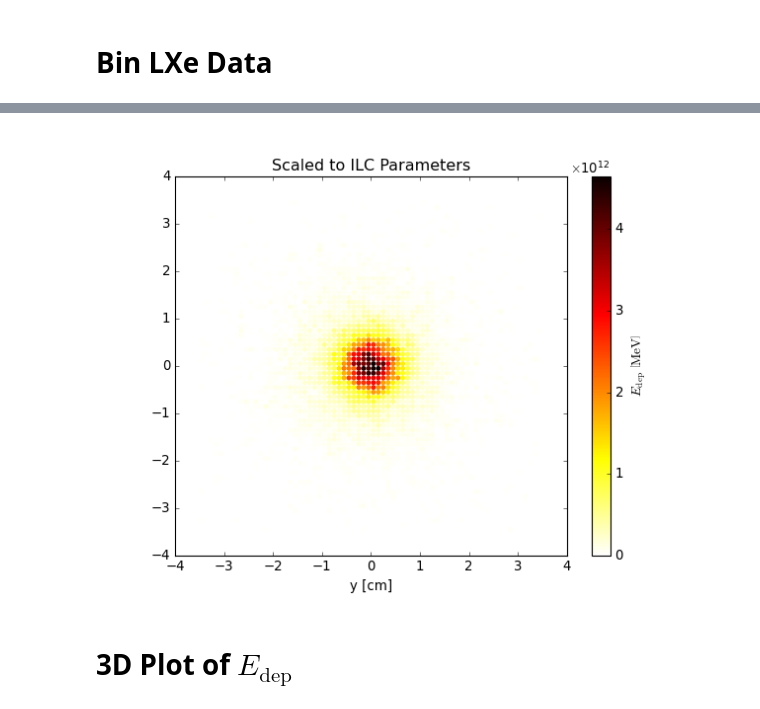
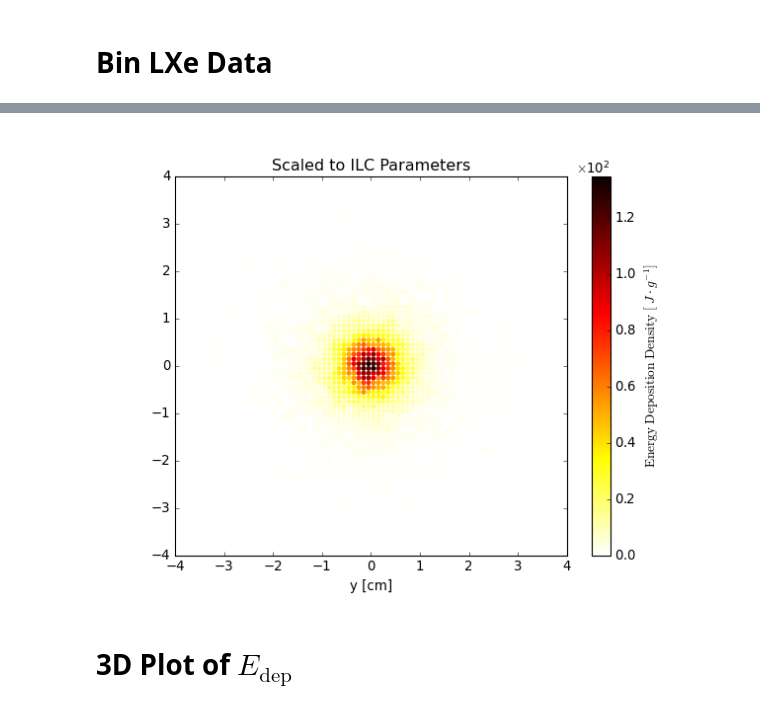
Before and after one commit to MaxVarverakis/G4Bl-LXeSims, a Jupyter notebook: analysis/zslice.ipynb, the cells around one changed output, grey strips where cells are left out. Saved outputs shown, nothing was run; the diff lists cells and outputs as text; code cells hidden in the pictures.

```diff
--- a/analysis/zslice.ipynb
+++ b/analysis/zslice.ipynb
@@ -18,7 +16,7 @@ plt.style.use('classic')
 # %% [markdown]
 # Load data
 # %%
-WinMat = "Be"
+WinMat = "Al"
 
 path = f"/Users/max/SLAC Fall 2024/LXeSims/{WinMat}_sigmaR_3mm_thickness_0.5mm"
 # path = '/Users/max/SLAC Fall 2024/LXeSims/Geant4_test'
@@ -476,11 +474,12 @@ xy_edges = np.arange(-info["LXeDim"][0]/2, info["LXeDim"][0]/2+step, step)
 xy_bin_centers = (xy_edges[:-1] + xy_edges[1:]) / 2
 z_centers = np.arange(z_eps/20, info["LXeDim"][2]+z_eps/20, z_eps/10)
 
+bin_vol = z_eps/10 * step**2 # cm^3
+bin_mass = bin_vol * info["rho"]["LXe"] # g
+convert_to_edd = 1e6 * e_charge / bin_mass # conversion factor for MeV to J/g
+
 X,Y,Z = np.meshgrid(xy_bin_centers, xy_bin_centers, z_centers)
-# X,Y = np.meshgrid(xy_bin_centers, xy_bin_centers)
 
-# with open("LXe_binned.txt", "w") as f:
-    # f.write("x\ty\tz\tedep")
 for i in range(zbin):
     z_loc = z_eps*(i+1/2) # z-coordinate of (center of) slice mm
     if i != zbin-1:
@@ -499,7 +498,7 @@ for i in range(zbin):
     )
 
     # Note that `ILC_scale` also accounts for n_events, i.e., number of incident e- in the simulation
-    edep_data[i] = h[0].T * ILC_scale # MeV (transposed due to the weirdness of numpy histogram2d)
+    edep_data[i] = h[0].T * convert_to_edd * ILC_scale # J/g (transposed due to the weirdness of numpy histogram2d)
 
 edep_data = edep_data.T # transpose final edep dataset to match shape of meshgrid elements
 # %%
@@ -510,18 +506,19 @@ Reference Volume: 2.00e-03 cm^3
 # %%
 idx = -1
 
 plt.close()
 plt.figure()
 plt.scatter(X[:,:,idx].ravel(),Y[:,:,idx].ravel(), c=edep_data[:,:,idx].ravel(), cmap='hot_r', edgecolors='none')
-cb = plt.colorbar(label=r'$E_{\mathrm{dep}}\ \left[\mathrm{MeV}\right]$')
+# cb = plt.colorbar(label=r'$E_{\mathrm{dep}}\ \left[\mathrm{MeV}\right]$')
+cb = plt.colorbar(label=r'$\mathrm{Energy\ Deposition\ Density}\ \left[\ J\cdot g^{-1}\right]$')
 cb.formatter.set_useMathText(True)
 cb.formatter.set_powerlimits((0, 0))
 plt.title('Scaled to ILC Parameters')
 plt.xlabel('x [cm]')
 plt.xlabel('y [cm]')
 plt.show()
 # %% [output]
-[figure, old version]
+[figure, new version]
 # %% [markdown]
 # 3D Plot of $E_{\textrm{dep}}$
 # %% [markdown]
```
Also changed, not shown: parts of 17 cells of this notebook, 6 other files.
